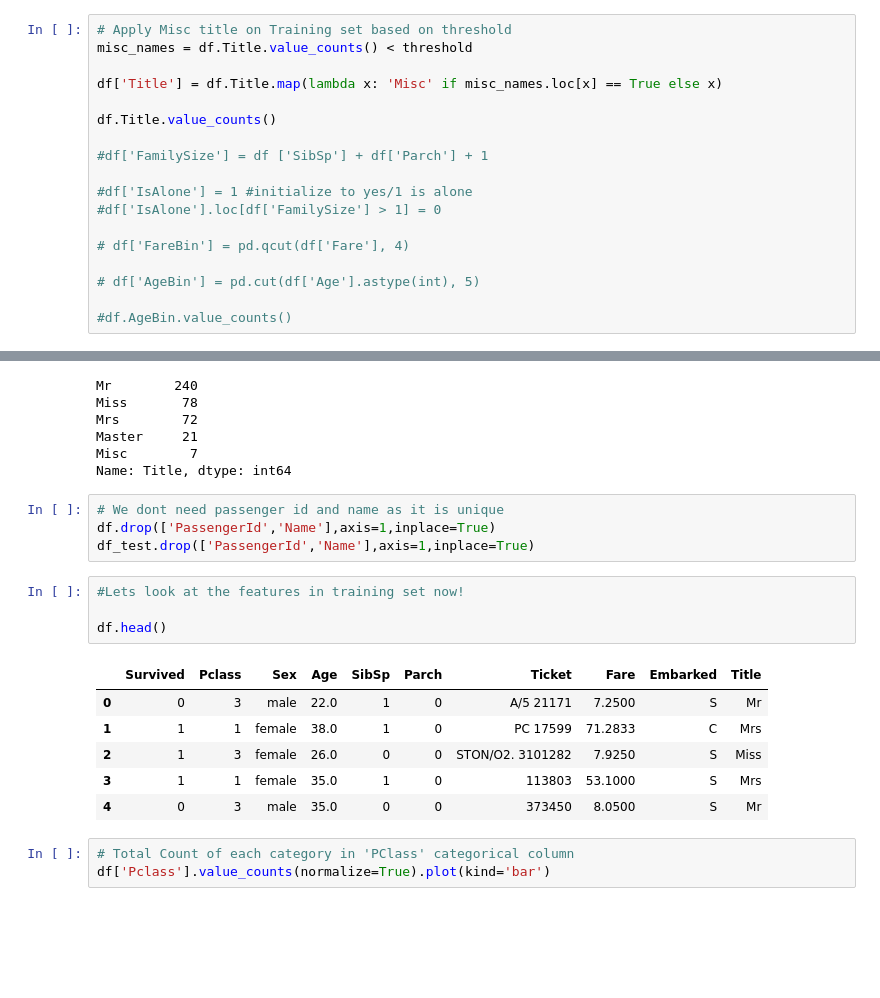
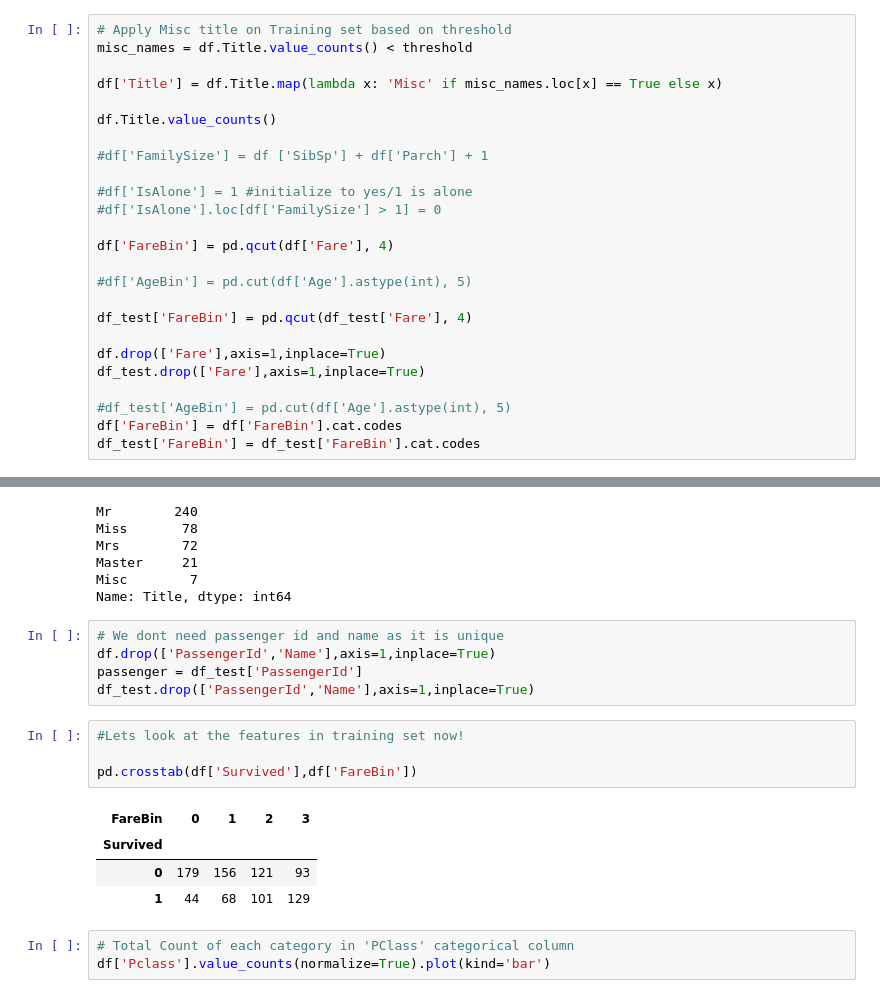
Before and after one commit to shaan0056/Kaggle, a Jupyter notebook: Titanic-Kaggle.ipynb, the cells around one changed output, grey strips where cells are left out. Cells and saved outputs as stored; diff of their text form; blank space fills up the shorter version.

```diff
--- a/Titanic-Kaggle.ipynb
+++ b/Titanic-Kaggle.ipynb
@@ -164,8 +166,15 @@ df.Title.value_counts()
 #df['IsAlone'] = 1 #initialize to yes/1 is alone
 #df['IsAlone'].loc[df['FamilySize'] > 1] = 0
 
-# df['FareBin'] = pd.qcut(df['Fare'], 4)
+df['FareBin'] = pd.qcut(df['Fare'], 4)
 
-# df['AgeBin'] = pd.cut(df['Age'].astype(int), 5)
+#df['AgeBin'] = pd.cut(df['Age'].astype(int), 5)
 
-#df.AgeBin.value_counts()
+df_test['FareBin'] = pd.qcut(df_test['Fare'], 4)
+
+df.drop(['Fare'],axis=1,inplace=True)
+df_test.drop(['Fare'],axis=1,inplace=True)
+
+#df_test['AgeBin'] = pd.cut(df['Age'].astype(int), 5)
+df['FareBin'] = df['FareBin'].cat.codes
+df_test['FareBin'] = df_test['FareBin'].cat.codes
@@ -193,18 +203,17 @@ Name: Title, dtype: int64
 # %%
 # We dont need passenger id and name as it is unique
 df.drop(['PassengerId','Name'],axis=1,inplace=True)
+passenger = df_test['PassengerId']
 df_test.drop(['PassengerId','Name'],axis=1,inplace=True)
 # %%
 #Lets look at the features in training set now!
 
-df.head()
+pd.crosstab(df['Survived'],df['FareBin'])
 # %% [output]
-|  | Survived | Pclass | Sex | Age | SibSp | Parch | Ticket | Fare | Embarked | Title |
-| 0 | 0 | 3 | male | 22.0 | 1 | 0 | A/5 21171 | 7.2500 | S | Mr |
-| 1 | 1 | 1 | female | 38.0 | 1 | 0 | PC 17599 | 71.2833 | C | Mrs |
-| 2 | 1 | 3 | female | 26.0 | 0 | 0 | STON/O2. 3101282 | 7.9250 | S | Miss |
-| 3 | 1 | 1 | female | 35.0 | 1 | 0 | 113803 | 53.1000 | S | Mrs |
-| 4 | 0 | 3 | male | 35.0 | 0 | 0 | 373450 | 8.0500 | S | Mr |
+| FareBin | 0 | 1 | 2 | 3 |
+| Survived |  |  |  |  |
+| 0 | 179 | 156 | 121 | 93 |
+| 1 | 44 | 68 | 101 | 129 |
 # %%
 # Total Count of each category in 'PClass' categorical column
 df['Pclass'].value_counts(normalize=True).plot(kind='bar')
```
Also changed, not shown: parts of 16 cells of this notebook.
